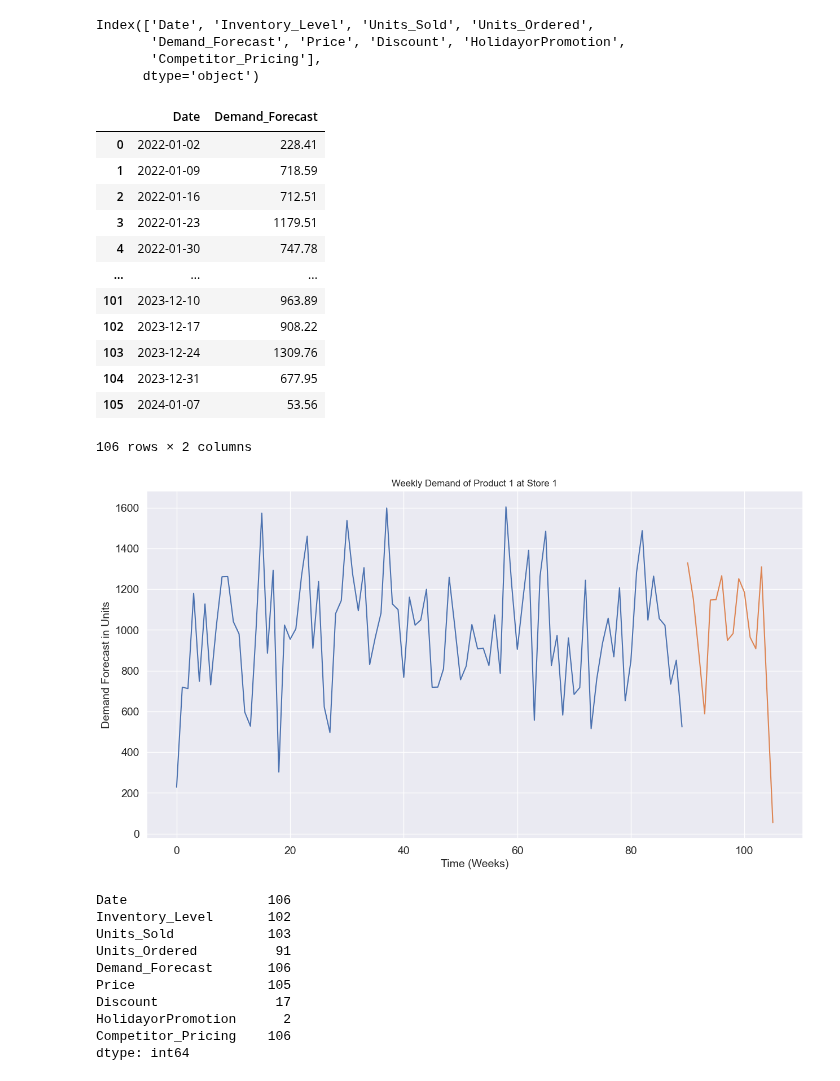
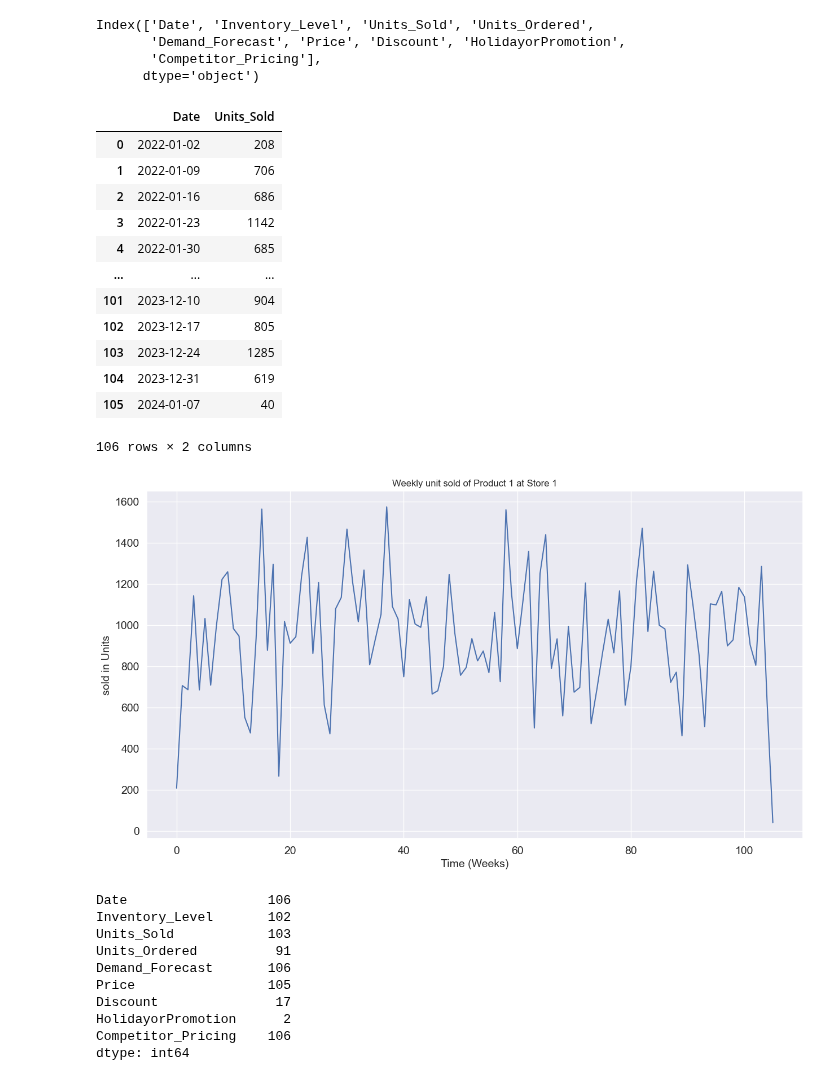
Before and after one commit to FTDS-assignment-bay/p2-final-project-ftds-023-hck-group-002, a Jupyter notebook: main.ipynb, the cells around one changed output. Drawn from its saved outputs; the diff is of its cells as text; code cells hidden in the pictures.

```diff
--- a/main.ipynb
+++ b/main.ipynb
@@ -311,20 +337,20 @@ Index(['Date', 'Inventory_Level', 'Units_Sold', 'Units_Ordered',
        'Competitor_Pricing'],
       dtype='object')
 # %%
-Weekly_Demand_time_series = Weekly_Demand.drop(['Inventory_Level', 'Units_Sold', 'Units_Ordered','Price', 'Discount', 'HolidayorPromotion','Competitor_Pricing'], axis= 1)
+Weekly_Demand_time_series = Weekly_Demand.drop(['Inventory_Level', 'Demand_Forecast', 'Units_Ordered','Price', 'Discount', 'HolidayorPromotion','Competitor_Pricing'], axis= 1)
 # %%
 Weekly_Demand_time_series
 # %% [output]
-|  | Date | Demand_Forecast |
-| 0 | 2022-01-02 | 228.41 |
-| 1 | 2022-01-09 | 718.59 |
-| 2 | 2022-01-16 | 712.51 |
-| 3 | 2022-01-23 | 1179.51 |
-| 4 | 2022-01-30 | 747.78 |
+|  | Date | Units_Sold |
+| 0 | 2022-01-02 | 208 |
+| 1 | 2022-01-09 | 706 |
+| 2 | 2022-01-16 | 686 |
+| 3 | 2022-01-23 | 1142 |
+| 4 | 2022-01-30 | 685 |
 | ... | ... | ... |
-| 101 | 2023-12-10 | 963.89 |
-| 102 | 2023-12-17 | 908.22 |
-| 103 | 2023-12-24 | 1309.76 |
-| 104 | 2023-12-31 | 677.95 |
-| 105 | 2024-01-07 | 53.56 |
+| 101 | 2023-12-10 | 904 |
+| 102 | 2023-12-17 | 805 |
+| 103 | 2023-12-24 | 1285 |
+| 104 | 2023-12-31 | 619 |
+| 105 | 2024-01-07 | 40 |
 106 rows × 2 columns
@@ -334,13 +357,12 @@ test=Weekly_Demand_time_series[90:]
 # %%
-train.Demand_Forecast.plot(figsize=(15,8), title= 'Weekly Demand of Product 1 at Store 1', fontsize=14)
-test.Demand_Forecast.plot(figsize=(15,8), title= 'Weekly Demand of Product 1 at Store 1', fontsize=14)
+Weekly_Demand_time_series.Units_Sold.plot(figsize=(15,8), title= 'Weekly unit sold of Product 1 at Store 1', fontsize=14)
 
 plt.xlabel('Time (Weeks)', fontsize=14)
-plt.ylabel('Demand Forecast in Units', fontsize=14)
+plt.ylabel('sold in Units', fontsize=14)
 
 plt.show()
 # %% [output]
-[figure, old version]
+[figure, new version]
 # %%
 Weekly_Demand.nunique()
 # %% [output]
```
Also changed, not shown: parts of 16 cells of this notebook, 19 other files.
